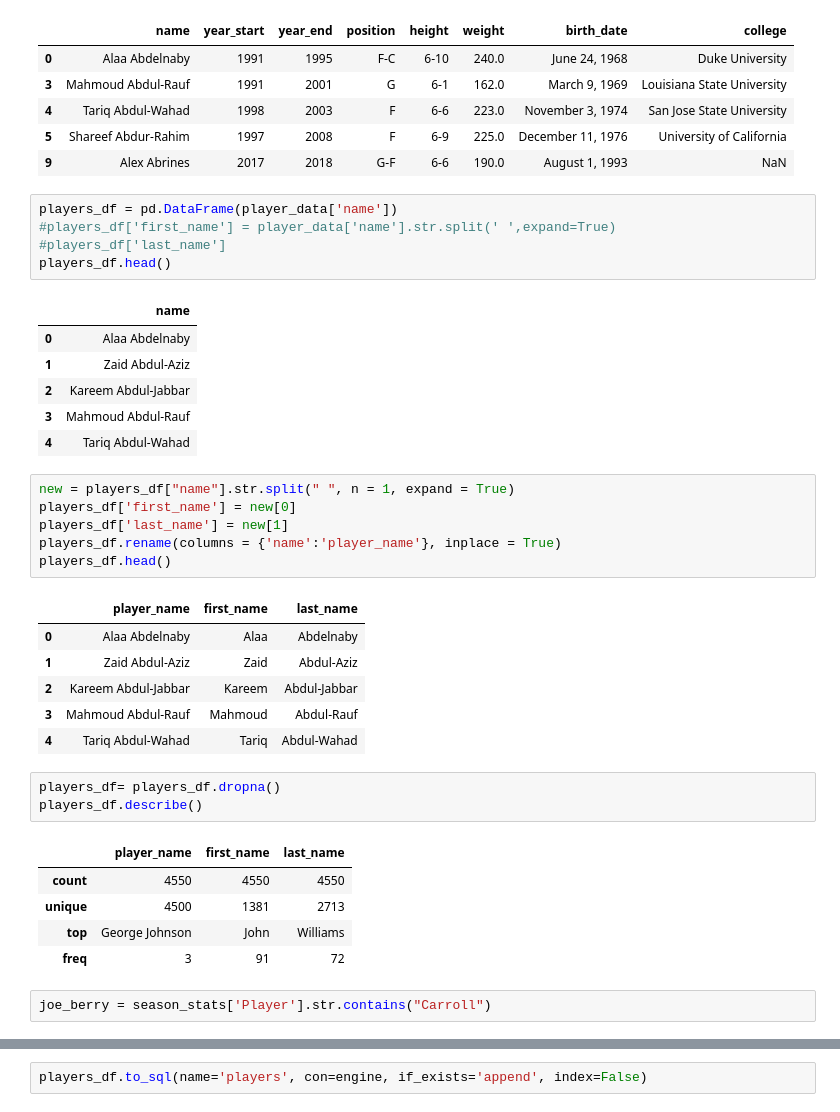
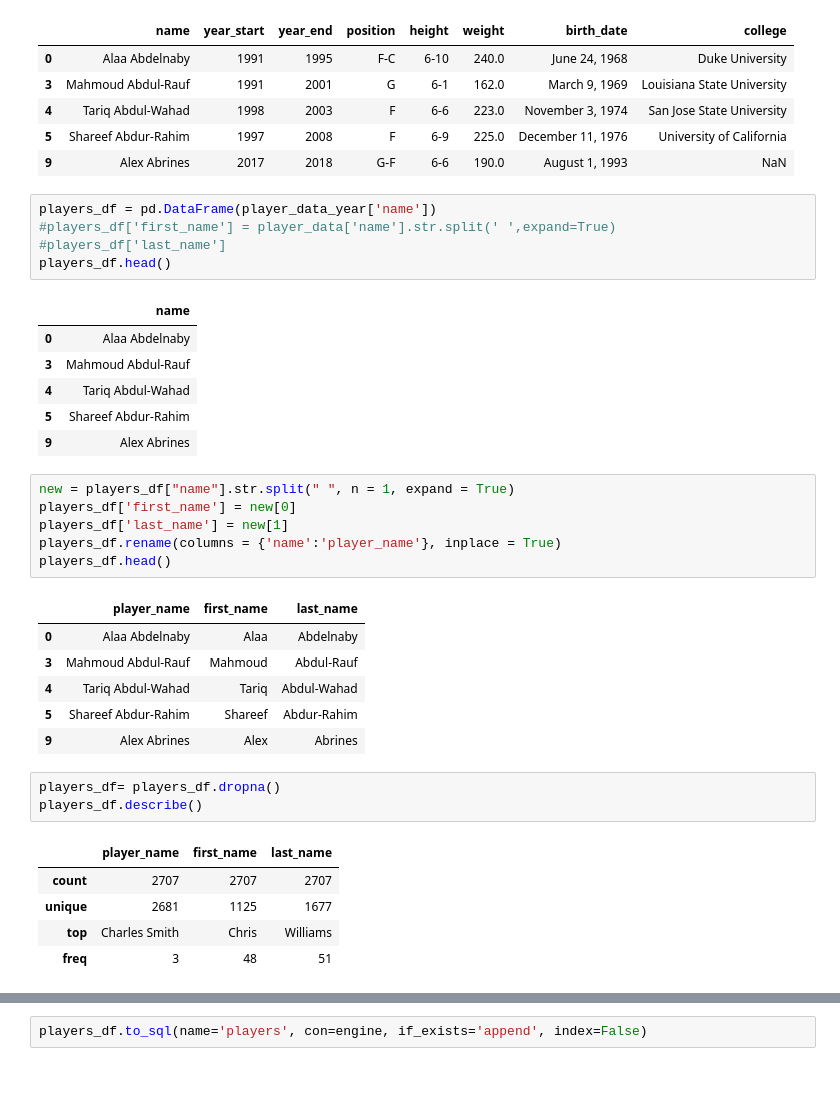
Before and after one commit to NotkerNotker/ETL-Pros, a Jupyter notebook: NBA_Players.ipynb, the cells around one changed output, grey strips where cells are left out. Cells and saved outputs as stored; diff of their text form; blank space fills up the shorter version.

Commit message:
NJ - More cleanup of player data

```diff
--- a/NBA_Players.ipynb
+++ b/NBA_Players.ipynb
@@ -82,17 +76,17 @@ joe_berry.head()
 | 5 | Shareef Abdur-Rahim | 1997 | 2008 | F | 6-9 | 225.0 | December 11, 1976 | University of California |
 | 9 | Alex Abrines | 2017 | 2018 | G-F | 6-6 | 190.0 | August 1, 1993 | NaN |
 # %%
-players_df = pd.DataFrame(player_data['name'])
+players_df = pd.DataFrame(player_data_year['name'])
 #players_df['first_name'] = player_data['name'].str.split(' ',expand=True)
 #players_df['last_name']
 players_df.head()
 # %% [output]
 |  | name |
 | 0 | Alaa Abdelnaby |
-| 1 | Zaid Abdul-Aziz |
-| 2 | Kareem Abdul-Jabbar |
 | 3 | Mahmoud Abdul-Rauf |
 | 4 | Tariq Abdul-Wahad |
+| 5 | Shareef Abdur-Rahim |
+| 9 | Alex Abrines |
 # %%
 new = players_df["name"].str.split(" ", n = 1, expand = True)
 players_df['first_name'] = new[0]
@@ -102,21 +96,19 @@ players_df.head()
 # %% [output]
 |  | player_name | first_name | last_name |
 | 0 | Alaa Abdelnaby | Alaa | Abdelnaby |
-| 1 | Zaid Abdul-Aziz | Zaid | Abdul-Aziz |
-| 2 | Kareem Abdul-Jabbar | Kareem | Abdul-Jabbar |
 | 3 | Mahmoud Abdul-Rauf | Mahmoud | Abdul-Rauf |
 | 4 | Tariq Abdul-Wahad | Tariq | Abdul-Wahad |
+| 5 | Shareef Abdur-Rahim | Shareef | Abdur-Rahim |
+| 9 | Alex Abrines | Alex | Abrines |
 # %%
 players_df= players_df.dropna()
 players_df.describe()
 # %% [output]
 |  | player_name | first_name | last_name |
-| count | 4550 | 4550 | 4550 |
-| unique | 4500 | 1381 | 2713 |
-| top | George Johnson | John | Williams |
-| freq | 3 | 91 | 72 |
+| count | 2707 | 2707 | 2707 |
+| unique | 2681 | 1125 | 1677 |
+| top | Charles Smith | Chris | Williams |
+| freq | 3 | 48 | 51 |
-# %%
-joe_berry = season_stats['Player'].str.contains("Carroll")
 # %%
 rds_connection_string = "postgresql://postgres:rootpassword@localhost:5432/ETL_Work"
 engine = create_engine(rds_connection_string)
```
Also changed, not shown: parts of 17 cells of this notebook, 3 other files.
